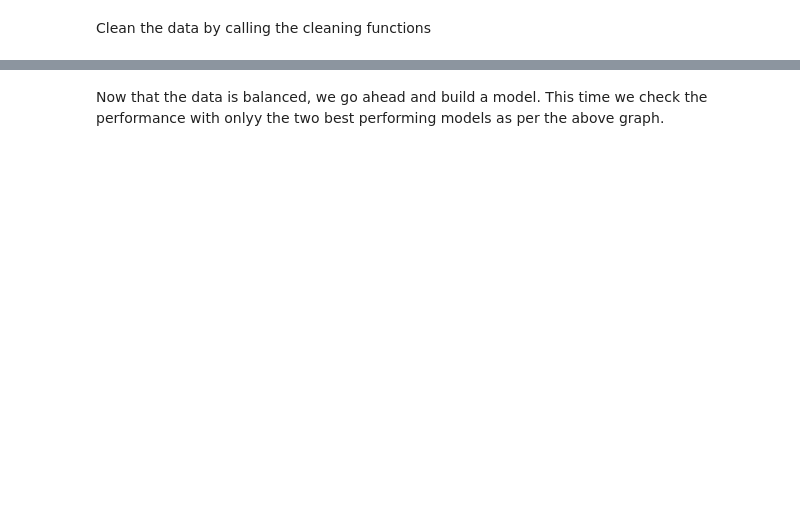
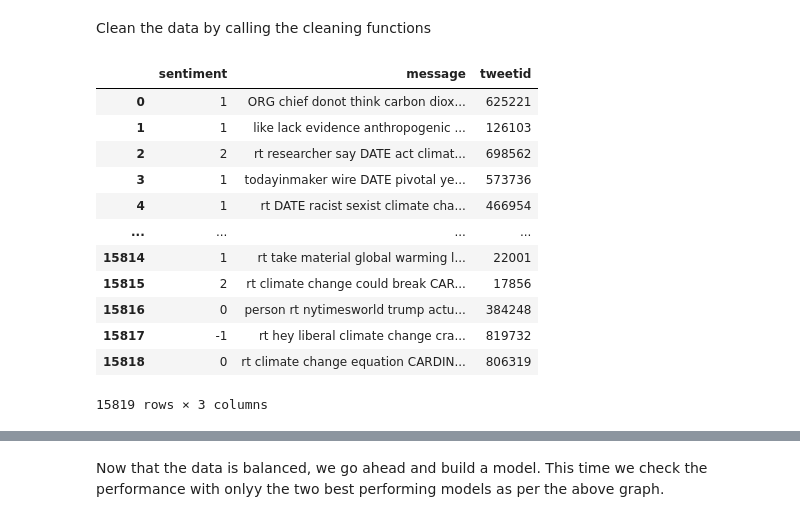
Before and after one commit to Stephane-Masamba/Team_4_CPT_ML-Classification, a Jupyter notebook: Team_4_CPT.ipynb, the cells around one changed output, grey strips where cells are left out. Cells and saved outputs as stored; diff of their text form; code cells hidden in the pictures; blank space fills up the shorter version.

```diff
--- a/Team_4_CPT.ipynb
+++ b/Team_4_CPT.ipynb
@@ -257,7 +257,5 @@ def remove_stopwords(df):
 
       df.loc[df_index, 'message'] = tweet
       df_index += 1
-
-    return df
 # %%
 remove_stopwords(train)
@@ -819,8 +898,23 @@ Clean the data by calling the cleaning functions
 # %%
 clean_text(train)
 remove_stopwords(train)
 entities(train)
 lem_text(train)
+train
+# %% [output]
+|  | sentiment | message | tweetid |
+| 0 | 1 | ORG chief donot think carbon diox... | 625221 |
+| 1 | 1 | like lack evidence anthropogenic ... | 126103 |
+| 2 | 2 | rt researcher say DATE act climat... | 698562 |
+| 3 | 1 | todayinmaker wire DATE pivotal ye... | 573736 |
+| 4 | 1 | rt DATE racist sexist climate cha... | 466954 |
+| ... | ... | ... | ... |
+| 15814 | 1 | rt take material global warming l... | 22001 |
+| 15815 | 2 | rt climate change could break CAR... | 17856 |
+| 15816 | 0 | person rt nytimesworld trump actu... | 384248 |
+| 15817 | -1 | rt hey liberal climate change cra... | 819732 |
+| 15818 | 0 | rt climate change equation CARDIN... | 806319 |
+15819 rows × 3 columns
 # %%
 train_majority = train[train.sentiment== 1]
 train_0 = train[train.sentiment== 0]
```
Also changed, not shown: parts of 65 cells of this notebook.
